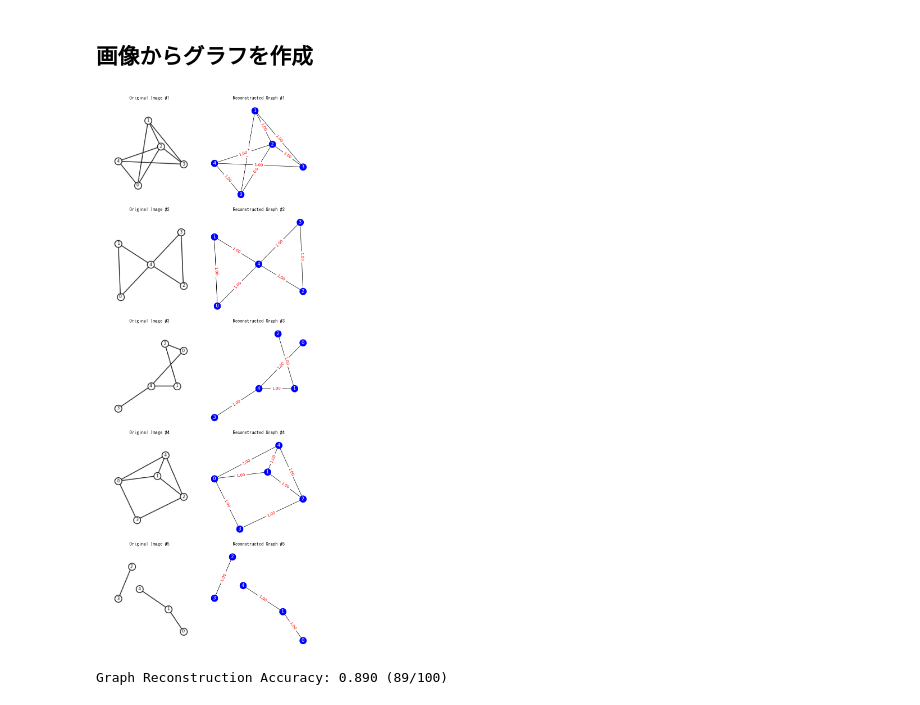
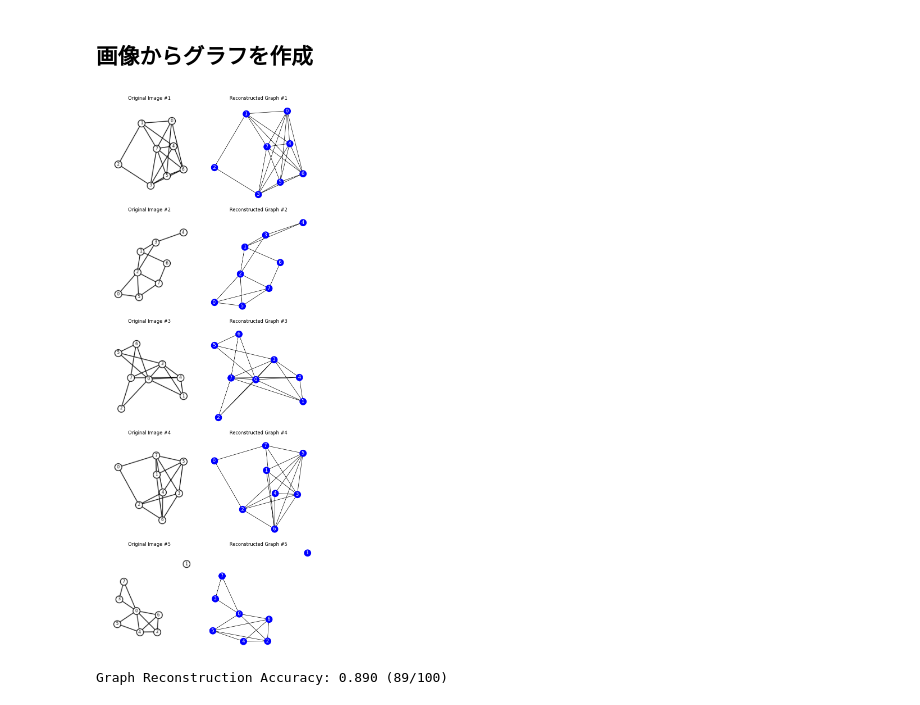
Before and after one commit to DanielOkada/graph-from-image, a Jupyter notebook: graph_from_image.ipynb, the cells around one changed output. Saved outputs shown, nothing was run; the diff lists cells and outputs as text; code cells hidden in the pictures.

```diff
--- a/graph_from_image.ipynb
+++ b/graph_from_image.ipynb
@@ -214,7 +214,7 @@ plt.axis('off')  # 軸を非表示
 plt.show()
 
 boxes = get_node_bounding_box(node_img)
-matched = assign_boxes_to_nodes(pos, boxes, (200, 200))
+matched = assign_boxes_to_nodes(pos, boxes)
 
 pairs = get_all_node_pairs(G.nodes())
 bound_pairs = [(matched[n1], matched[n2]) for n1, n2 in pairs]
@@ -295,13 +295,13 @@ def build_pair_highlight_dataset(
 
     return all_samples
 
-dataset = build_pair_highlight_dataset(num_graphs=10)
+dataset = build_pair_highlight_dataset(num_graphs=5)
 # %%
 # 一つ表示して確認
 import random
 import matplotlib.pyplot as plt
 
-sample = dataset[random.randint(0, 500)]
+sample = dataset[random.randint(0, 5)]
 plt.imshow(sample["image"])
 plt.title(f"Pair: {sample['pair']}, Label: {sample['label']}")
 plt.axis("off")
@@ -655,3 +656,8 @@ save_path = "models/PairEdgeClassifier.pth"
 
 # モデルの状態を保存
 torch.save(model.state_dict(), save_path)
+# %%
+model = PairEdgeClassifier()
+model.load_state_dict(torch.load("models\PairEdgeClassifier.pth"))
+model.to("cuda")
+model.eval()  # 評価モードにする（推論時に推奨）
@@ -760,37 +784,37 @@ import networkx as nx
 def visualize_multiple_graphs(num_samples, model, device="cuda"):
     _, axes = plt.subplots(num_samples, 2, figsize=(8, 4 * num_samples))
 
     for i in range(num_samples):
         # サンプルデータ生成（img, ペア, bounding_boxes, pos）
-        img, _, matched, _, pos = generate_sample_data(n=5)
+        img, _, matched, _, pos = generate_sample_data(n=8)
 
         # 元画像を表示
         ax_img = axes[i, 0] if num_samples > 1 else axes[0]
         ax_img.imshow(img, cmap="gray")
         ax_img.axis("off")
         ax_img.set_title(f"Original Image #{i+1}")
 
         # グラフ推定
         G, edge_probs = img_to_graph(img, matched, model, device=device)
 
         # 復元グラフ描画
         ax_graph = axes[i, 1] if num_samples > 1 else axes[1]
         ax_graph.clear()
         nx.draw(G, pos=pos, with_labels=True, font_color="white", node_color="blue", ax=ax_graph)
 
-        edge_labels = {(n1, n2): f"{edge_probs[(n1, n2)]:.2f}" for n1, n2 in G.edges()}
-        nx.draw_networkx_edge_labels(G, pos, edge_labels=edge_labels, font_color='red', ax=ax_graph)
+        # edge_labels = {(n1, n2): f"{edge_probs[(n1, n2)]:.2f}" for n1, n2 in G.edges()}
+        # nx.draw_networkx_edge_labels(G, pos, edge_labels=edge_labels, font_color='red', ax=ax_graph)
 
         ax_graph.set_title(f"Reconstructed Graph #{i+1}")
         ax_graph.axis("off")
 
     plt.tight_layout()
     plt.show()
 
 # 使い方例
 visualize_multiple_graphs(num_samples=5, model=model, device="cuda")
 # %% [output]
-[figure, old version]
+[figure, new version]
 # %%
 def graph_reconstruction_accuracy(model, num_samples=100, device="cuda"):
     correct = 0
```
Also changed, not shown: parts of 7 cells of this notebook.
